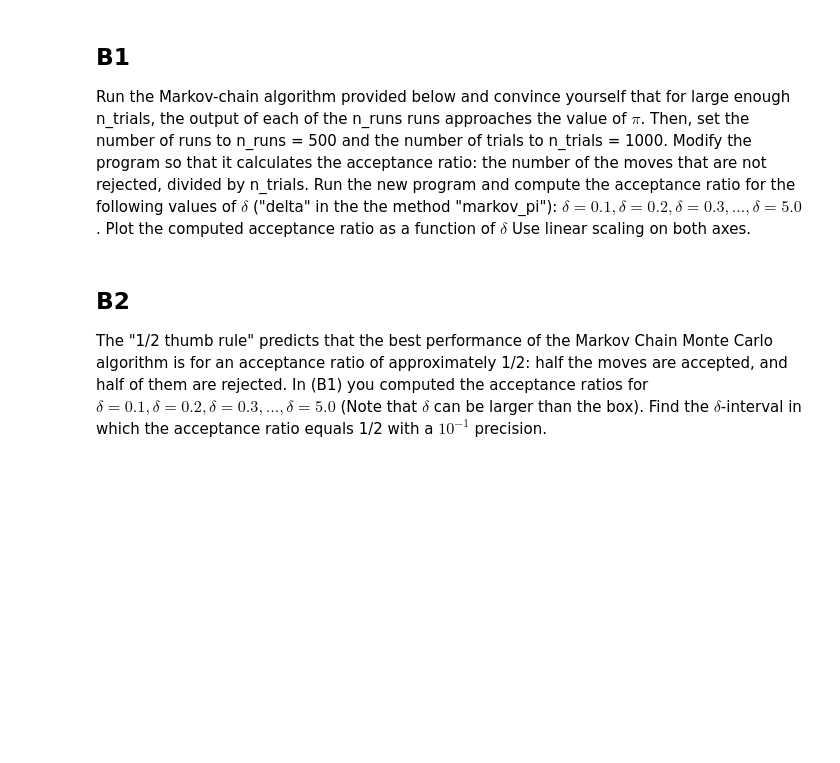
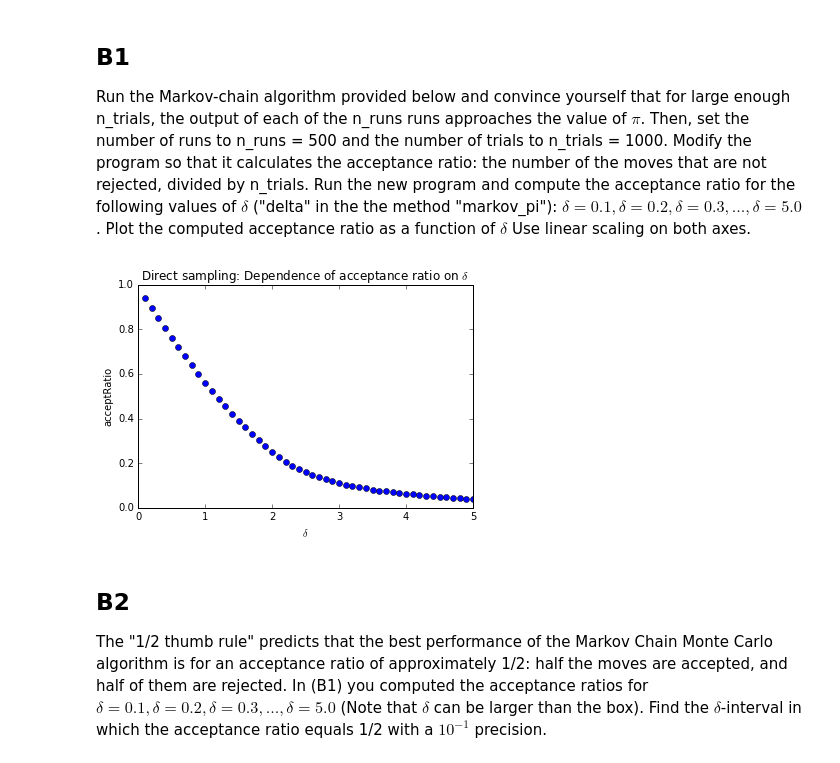
Before and after one commit to MirekJ/mirekJ_7110_v2, a Jupyter notebook: Homework/HW1.ipynb, the cells around one changed output. Saved outputs shown, nothing was run; the diff lists cells and outputs as text; code cells hidden in the pictures; blank space fills up the shorter version.

```diff
--- a/Homework/HW1.ipynb
+++ b/Homework/HW1.ipynb
@@ -78,19 +109,42 @@ for the following values of $\delta$ ("delta" in the the method "markov_pi"): $\
 def markov_pi(N, delta):
     x, y = 1.0, 1.0
     n_hits = 0
+    acceptedTririals = 0
+
     for i in range(N):
-        del_x, del_y = random.uniform(-delta, delta), random.uniform(-delta, delta)
+        del_x, del_y = random.uniform(-delta, delta),random.uniform(-delta, delta)
         if abs(x + del_x) < 1.0 and abs(y + del_y) < 1.0:
             x, y = x + del_x, y + del_y
+            acceptedTririals += 1;
         if x**2 + y**2 < 1.0: n_hits += 1
-    return n_hits
+    return [4.0*n_hits/float(N), float(acceptedTririals)/float(N)]
 
-n_runs = 1000
-n_trials = 4000
-delta = 0.1
+n_runs = 500
+n_trials = 1000
+## make list of $\delta$-s
+delta_list = [0.1+0.1*i for i in xrange(50)]
+#print delta_list
 
-for run in range(n_runs):
-    print 4.0 * markov_pi(n_trials, delta) / float(n_trials)
+acc = [] # list of mean acceptnces for different $\delta$-s
+rms_err = [] # list of mean rms errors for different $\delta$-s
+
+for delta in delta_list:
+    acceptance = 0.0
+    suma = 0.0
+    for run in range(n_runs):
+        pi_est,acc_i = markov_pi(n_trials, delta)
+        acceptance += acc_i;
+        suma += (pi_est - math.pi) ** 2
+    rms_err.append(math.sqrt(suma / (n_runs)))
+    acc.append(acceptance/n_runs)
+# %%
+pylab.plot(delta_list, acc, 'o')
+pylab.xlabel('$\delta$')
+pylab.ylabel('acceptRatio')
+pylab.title('Direct sampling: Dependence of acceptance ratio on $\delta$')
+pylab.show()
+# %% [output]
+[figure, added]
 # %% [markdown]
 ## B2
 The "1/2 thumb rule" predicts that the best performance of the Markov Chain Monte Carlo algorithm is
```
Also changed, not shown: parts of 8 cells of this notebook.
